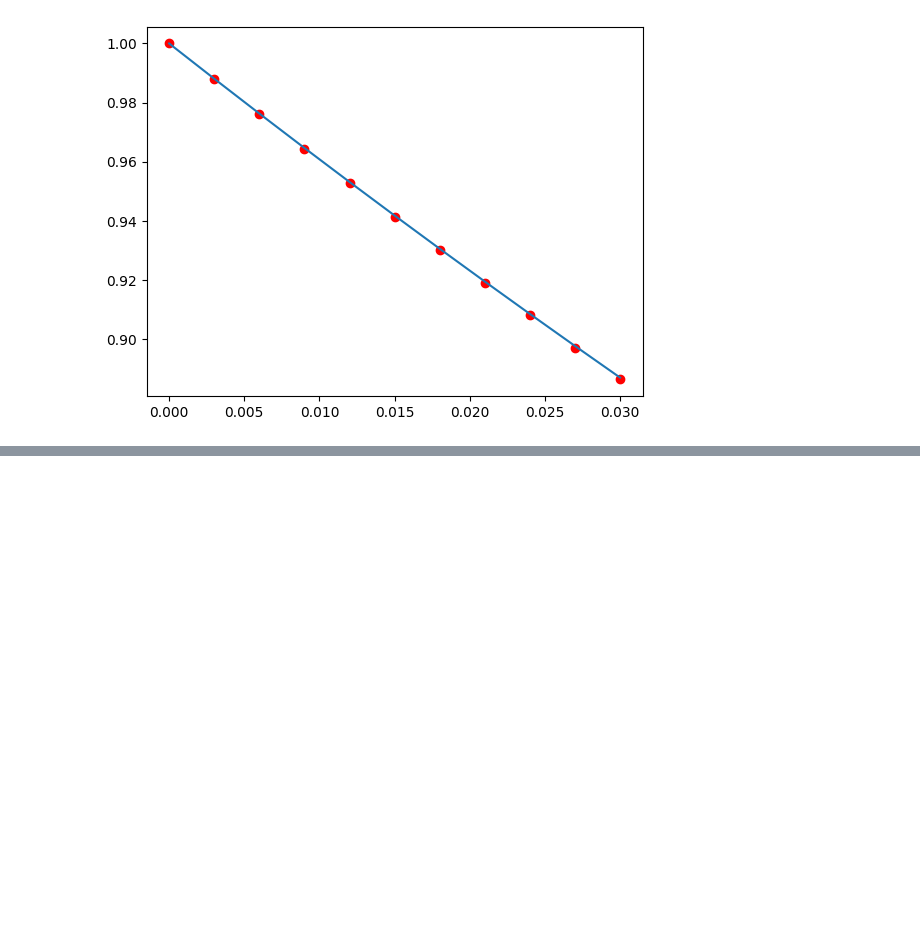
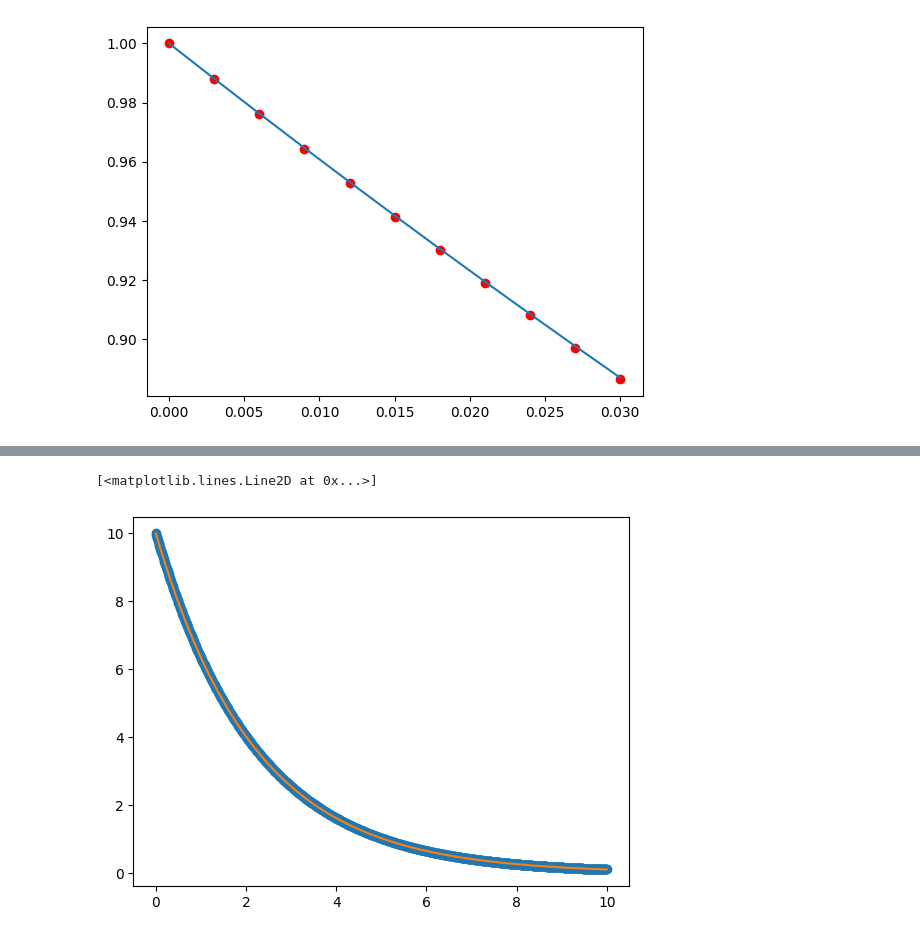
Before and after one commit to onurarakas/FIZ365-Computational-Methods, a Jupyter notebook: ders1.ipynb, the cells around one changed output, grey strips where cells are left out. Drawn from its saved outputs; the diff is of its cells as text; code cells hidden in the pictures; blank space fills up the shorter version.

```diff
--- a/ders1.ipynb
+++ b/ders1.ipynb
@@ -27,0 +32,22 @@ plt.show()
+# %%
+def fonk_V_t(V,t):
+    return -V/(220000*10*(10**-6))
+
+V0 = 10
+
+n = 1000
+
+t0 = 0
+
+tson = 10
+
+tTum, VTum = bil.add_coz_euler(fonk_V_t, t0, tson, V0, n)
+
+plt.plot(tTum, VTum, "o")
+
+Vreel = V0**(-tTum/2.2)
+
+plt.plot(tTum, VTum)
+# %% [output]
+[<matplotlib.lines.Line2D at 0x...>]
+[figure, added]
```
Also changed, not shown: parts of 5 cells of this notebook.
